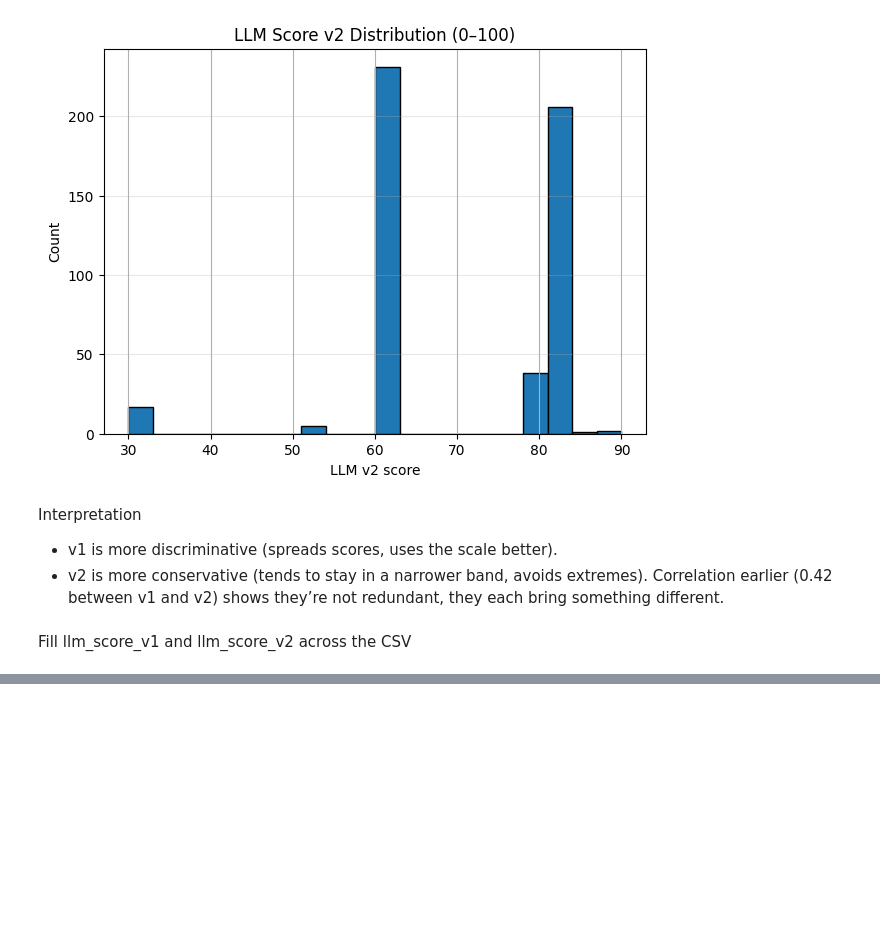
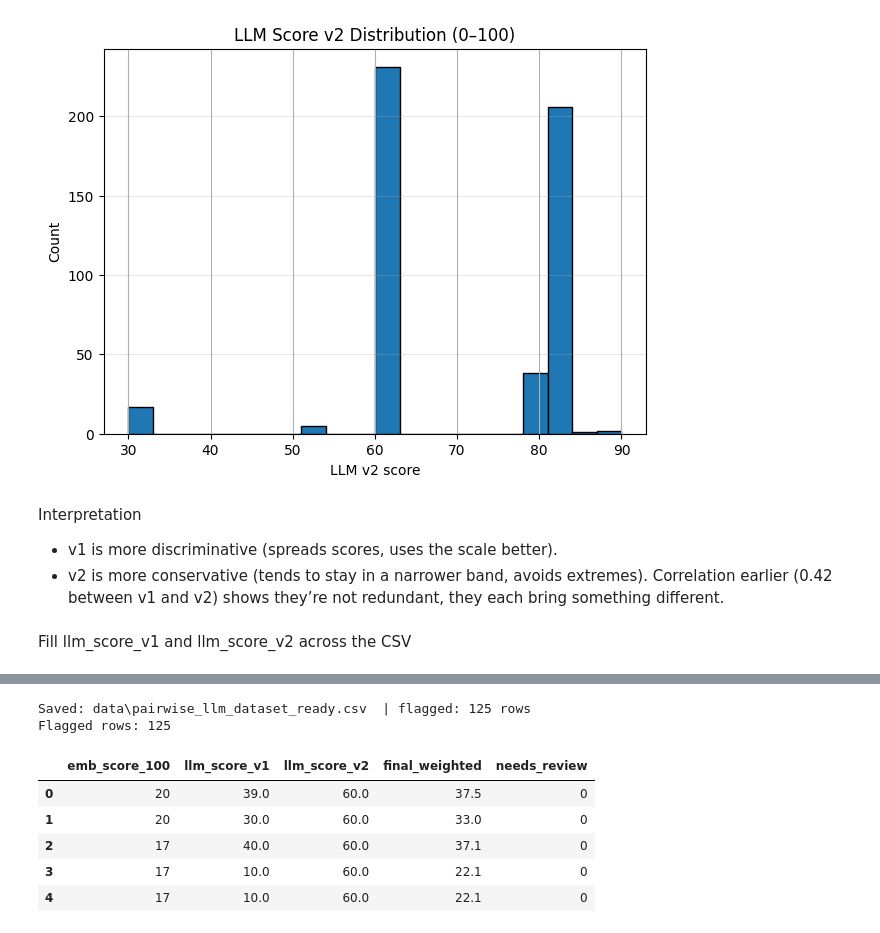
Before and after one commit to FederCO23/Potential_Talents_-_Yc1Y0PqXJsbGtBoy, a Jupyter notebook: Potential_Talents_part5.ipynb, the cells around one changed output, grey strips where cells are left out. Drawn from its saved outputs; the diff is of its cells as text; code cells hidden in the pictures; blank space fills up the shorter version.

```diff
--- a/Potential_Talents_part5.ipynb
+++ b/Potential_Talents_part5.ipynb
@@ -825,7 +871,7 @@ def fill_llm_scores(csv_path: str, queries: list[str], which: str = "both", save
 
     return df
 # %%
-csv_path = "pairwise_llm_dataset_skeleton.csv"
+csv_path = pd.read_csv(os.path.join(DATA_DIR, "pairwise_llm_dataset_skeleton.csv"))
 subset = ["machine learning engineer", "data scientist"]  # start small
 df_ft_ds = fill_llm_scores(csv_path, subset, which="both")
 # %% [output]
@@ -885,0 +949,25 @@ df_ft_ds = fill_llm_scores(csv_path, subset, which="both")
+# %%
+# compute final_weighted = 0.3*emb + 0.5*v1 + 0.2*v2 (0..100 scale),
+# and flag needs_review (~top 1% by disagreement between 3 scores or any missing component).
+
+out_csv = os.path.join(DATA_DIR, "pairwise_llm_dataset_ready.csv")
+
+df_ft_ds = tools_llm_ift.finalize_scores(
+    csv_path,
+    out_csv=out_csv,
+    w_emb=0.3,
+    w_v1=0.5,
+    w_v2=0.2,
+    review_frac=0.01)
+
+print("Flagged rows:", int(df_ft_ds["needs_review"].sum()))
+df_ft_ds[["emb_score_100","llm_score_v1","llm_score_v2","final_weighted","needs_review"]].head()
+# %% [output]
+Saved: data\pairwise_llm_dataset_ready.csv  | flagged: 125 rows
+Flagged rows: 125
+|  | emb_score_100 | llm_score_v1 | llm_score_v2 | final_weighted | needs_review |
+| 0 | 20 | 39.0 | 60.0 | 37.5 | 0 |
+| 1 | 20 | 30.0 | 60.0 | 33.0 | 0 |
+| 2 | 17 | 40.0 | 60.0 | 37.1 | 0 |
+| 3 | 17 | 10.0 | 60.0 | 22.1 | 0 |
+| 4 | 17 | 10.0 | 60.0 | 22.1 | 0 |
```
Also changed, not shown: parts of 21 cells of this notebook.
